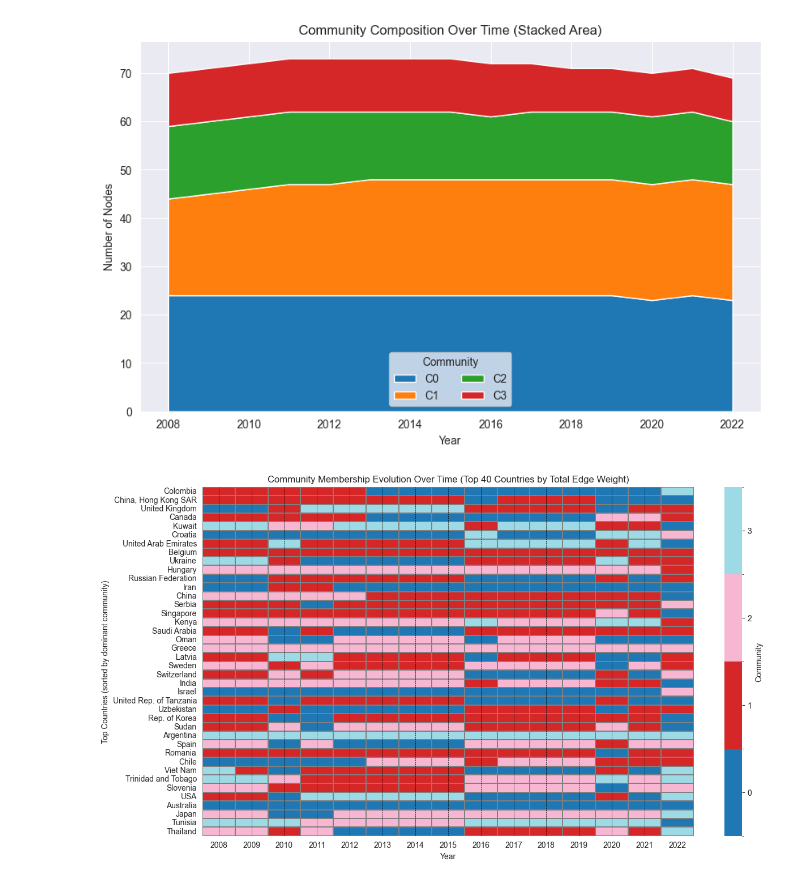
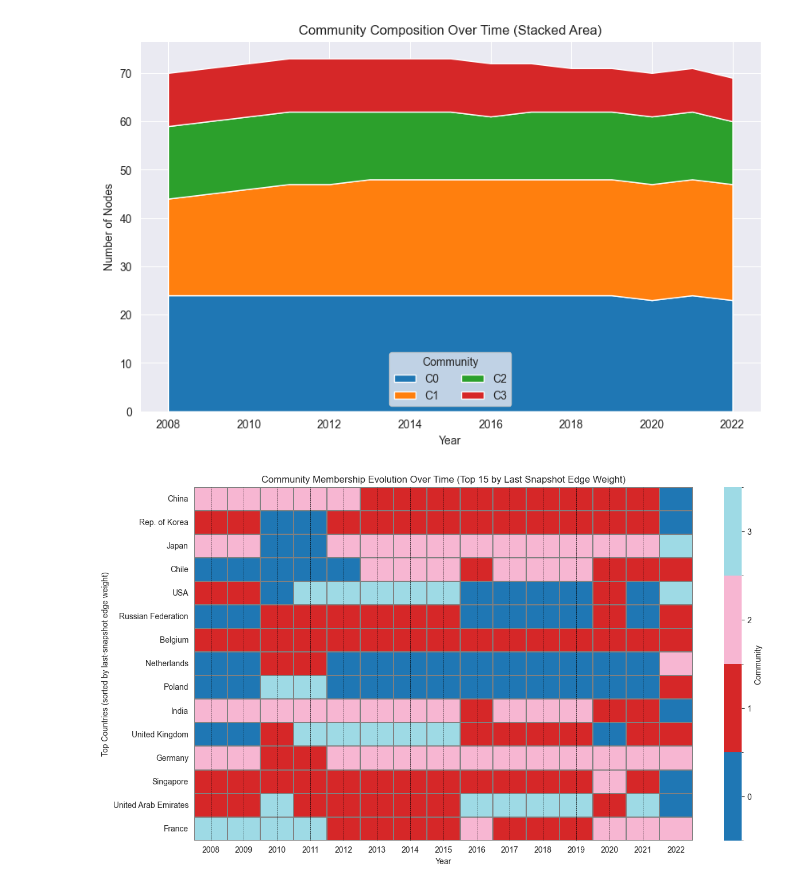
Before and after one commit to Altishofer/NetworkScienceProject, a Jupyter notebook: community_detection.ipynb, the cells around one changed output. Drawn from its saved outputs; the diff is of its cells as text; code cells hidden in the pictures.

```diff
--- a/community_detection.ipynb
+++ b/community_detection.ipynb
@@ -380,27 +380,26 @@ def plot_top_countries_heatmap(temporal_membership, snapshots, years_of_interest
 
     Returns
     -------
-    None
+    Nonex
         Displays a seaborn heatmap with discrete colormap for present communities only.
     """
     node_to_country = {v.index: v["_nx_name"] for snapshot in snapshots for v in snapshot.vs}
 
     v_attr = "weight"
     node_weights = {}
-    for G in snapshots:
-        E = G.ecount()
-        if E == 0:
-            continue
-        for e in G.es:
-            w = e[v_attr] if v_attr in G.edge_attributes() else 0
+    last_snapshot = snapshots[-1]
+    if last_snapshot.ecount() > 0:
+        for e in last_snapshot.es:
+            w = e[v_attr] if v_attr in last_snapshot.edge_attributes() else 0
             s = e.source
             t = e.target
-            node_weights[s] = node_weights.get(s,0)+w
-            node_weights[t] = node_weights.get(t,0)+w
+            node_weights[s] = node_weights.get(s, 0) + w
+            node_weights[t] = node_weights.get(t, 0) + w
 
     most_relevant_nodes = sorted(node_weights, key=node_weights.get, reverse=True)[:top_n]
     most_relevant_countries = [node_to_country[node] for node in most_relevant_nodes]
-    most_relevant_indices = {node: idx for idx,node in enumerate(most_relevant_nodes)}
+
+    most_relevant_indices = {node: idx for idx, node in enumerate(most_relevant_nodes)}
 
     num_time_slices = len(temporal_membership)
     node_community_matrix_relevant = np.full((len(most_relevant_nodes), num_time_slices), -1)
@@ -414,7 +413,6 @@ def plot_top_countries_heatmap(temporal_membership, snapshots, years_of_interest
 
     from matplotlib.colors import ListedColormap, BoundaryNorm
     base_cmap = plt.cm.get_cmap("tab20", len(unique_comms))
-
     boundaries = np.arange(len(unique_comms) + 1) - 0.5
     norm = BoundaryNorm(boundaries, base_cmap.N)
 
@@ -432,15 +430,16 @@ def plot_top_countries_heatmap(temporal_membership, snapshots, years_of_interest
         linecolor="gray"
     )
     plt.xlabel("Year")
-    plt.ylabel("Top Countries (sorted by dominant community)")
-    plt.title(f"Community Membership Evolution Over Time (Top {top_n} Countries by Total Edge Weight)")
+    plt.ylabel("Top Countries (sorted by last-snapshot edge weight)")
+    plt.title(f"Community Membership Evolution Over Time (Top {top_n} by Last Snapshot Edge Weight)")
 
     cbar = ax.collections[0].colorbar
     cbar.set_ticks(np.arange(len(unique_comms)))
     cbar.set_ticklabels(unique_comms)
 
-    for t in range(num_time_slices-1):
-        plt.axvline(t+0.5, color="black", linestyle="--", linewidth=0.5)
+    for t in range(num_time_slices - 1):
+        plt.axvline(t + 0.5, color="black", linestyle="--", linewidth=0.5)
+
     plt.show()
 
 
@@ -951,6 +950,6 @@ plot_community_stacked_area(temporal_membership, years_of_interest)
 # %% [output]
 [figure]
 # %%
-plot_top_countries_heatmap(temporal_membership, snapshots, years_of_interest, top_n=40)
+plot_top_countries_heatmap(temporal_membership, snapshots, years_of_interest, top_n=15)
 # %% [output]
-[figure, old version]
+[figure, new version]
```
Also changed, not shown: parts of 17 cells of this notebook.
